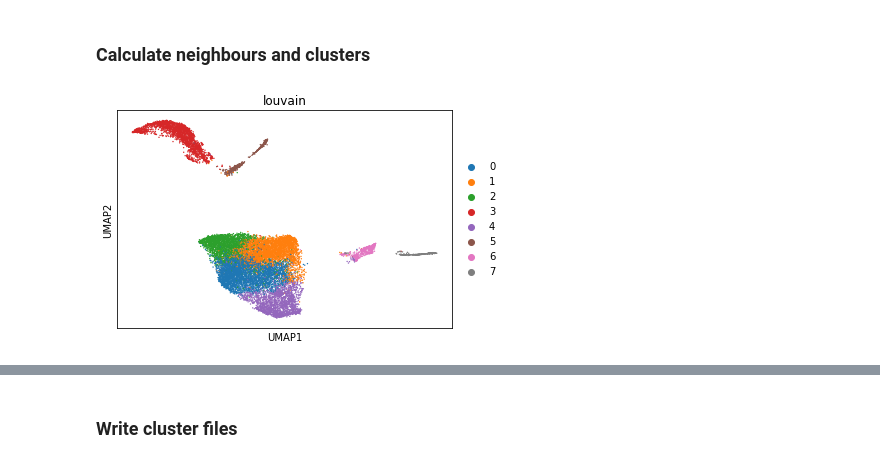
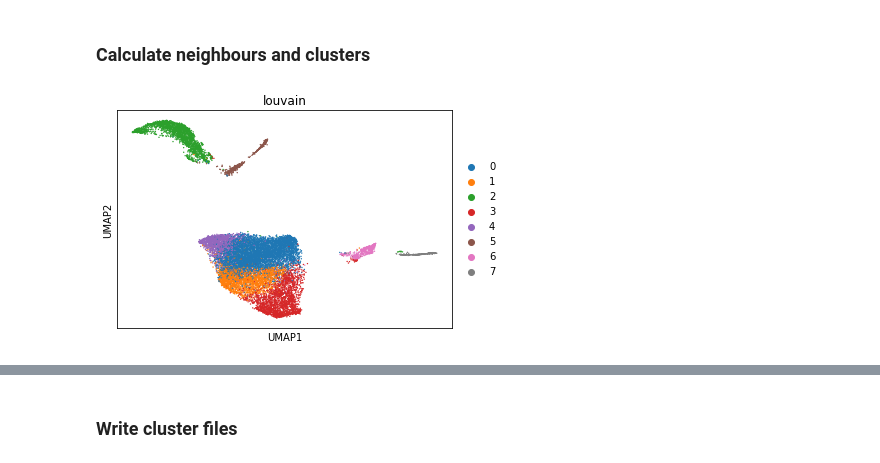
Before and after one commit to loosolab/Datenanalyse-2021, a Jupyter notebook: wp1/preprocessing/preprocessing1.8.ipynb, the cells around one changed output, grey strips where cells are left out. Cells and saved outputs as stored; diff of their text form; code cells hidden in the pictures.

```diff
--- a/wp1/preprocessing/preprocessing1.8.ipynb
+++ b/wp1/preprocessing/preprocessing1.8.ipynb
@@ -37,9 +37,9 @@ sc.pp.neighbors(adata, n_neighbors=25, n_pcs=50, method='umap', metric='euclidea
 # %%
 # calculate umap and cluster find clusters with louvain
 # Umap: spread = 2.0, min_dist = 0.1
 # Louvain: resolution = 0.5 - 0.8
 sc.tl.umap(adata, min_dist=0.1, spread=2.0)
-epi.tl.louvain(adata, resolution=0.7, use_weights=True)
+epi.tl.louvain(adata, resolution=0.7)
 epi.pl.umap(adata, color=['louvain'])
 # %% [output]
-[figure, old version]
+[figure, new version]
```
Also changed, not shown: parts of 11 cells of this notebook.
